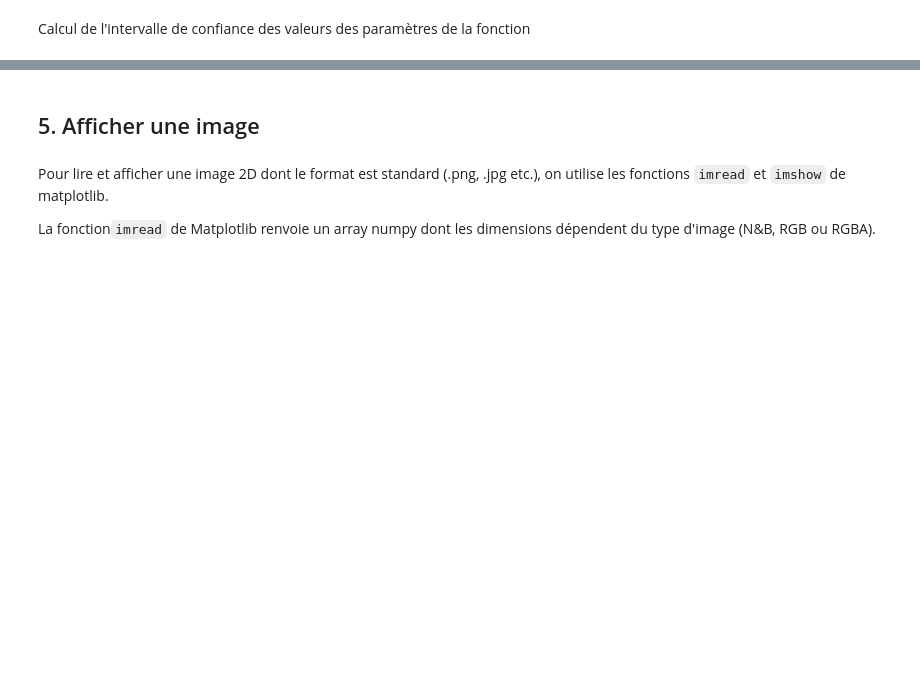
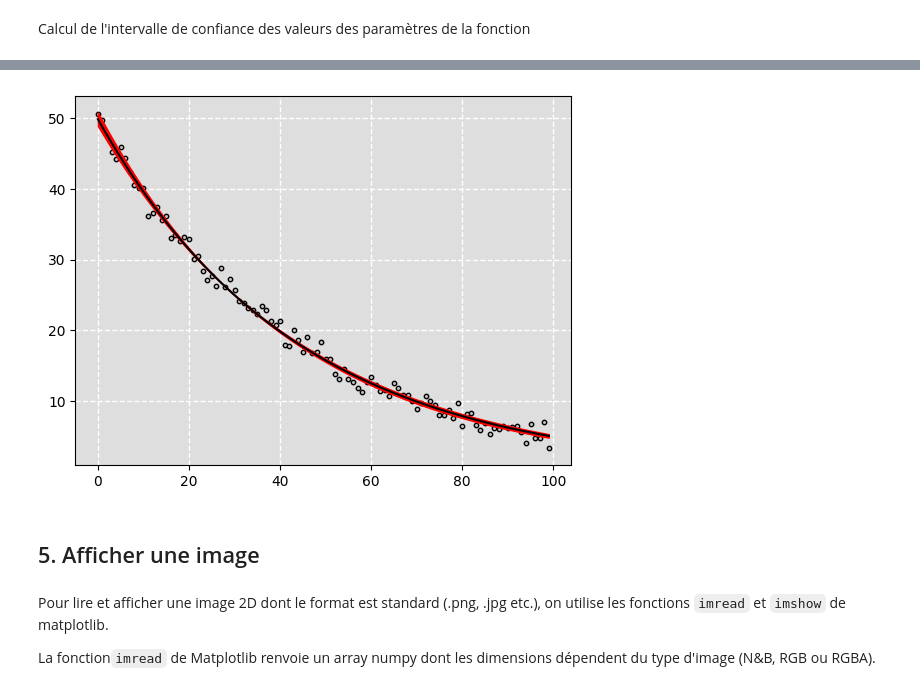
Before and after one commit to marsvn/PythonM2-jour1, a Jupyter notebook: TP_part1_etu.ipynb, the cells around one changed output, grey strips where cells are left out. Cells and saved outputs as stored; diff of their text form; code cells hidden in the pictures; blank space fills up the shorter version.

```diff
--- a/TP_part1_etu.ipynb
+++ b/TP_part1_etu.ipynb
@@ -1389,13 +1441,16 @@ print(text_res)
 # %%
 plt.figure()
 #plt.scatter(t, yn,color='blue',edgecolor='black',marker='x',label='Données')
 plt.scatter(t,yn,facecolor = 'silver',edgecolor = 'k', s = 10, alpha = 1)
 #plt.plot(t, test_func(t, params[0], params[1]),'b--')
 plt.plot(t, test_func(t, *params), 'black')
 bound_upper = test_func(t, *(params + 3*sigma_err))
 bound_lower = test_func(t, *(params - 3*sigma_err))
 # plotting the confidence intervals
 plt.fill_between(t, bound_lower, bound_upper,color = 'red')
+plt.grid(color='w', linestyle='--', linewidth=1)
+# %% [output]
+[figure, added]
 # %% [markdown]
 ## <a name="part5"></a> 5. Afficher une image
 # %% [markdown]
```
Also changed, not shown: parts of 46 cells of this notebook.
